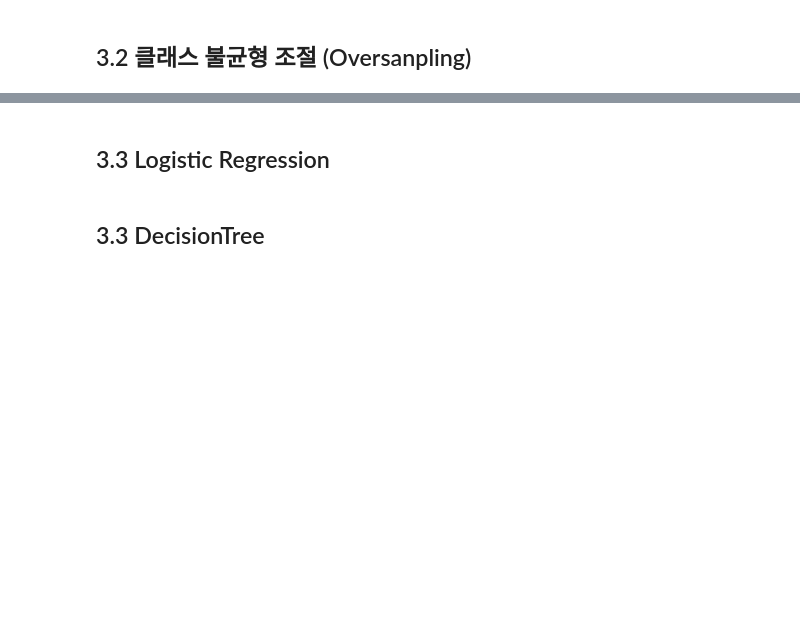
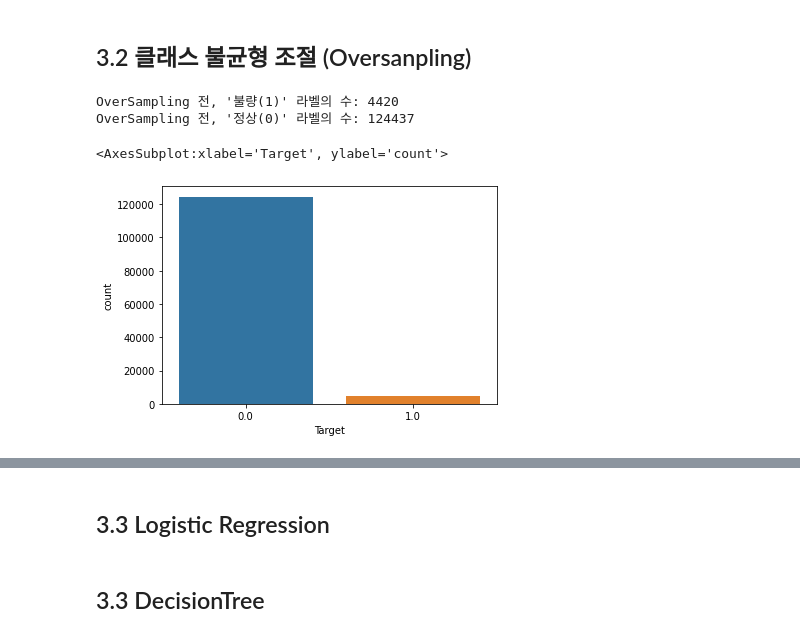
Before and after one commit to seokhee516/Default-Forecasting, a Jupyter notebook: 최종.ipynb, the cells around one changed output, grey strips where cells are left out. Saved outputs shown, nothing was run; the diff lists cells and outputs as text; code cells hidden in the pictures; blank space fills up the shorter version.

```diff
--- a/최종.ipynb
+++ b/최종.ipynb
@@ -212,0 +223,9 @@ print("OverSampling 후, '정상(0)' 라벨의 수: {}".format(sum(y_train_res =
+# %%
+print("OverSampling 전, '불량(1)' 라벨의 수: {}".format(sum(y_train == 1)))
+print("OverSampling 전, '정상(0)' 라벨의 수: {}\n".format(sum(y_train == 0)))
+sns.countplot(x = y_train)
+# %% [output]
+OverSampling 전, '불량(1)' 라벨의 수: 4420
+OverSampling 전, '정상(0)' 라벨의 수: 124437
+<AxesSubplot:xlabel='Target', ylabel='count'>
+[figure, added]
```
Also changed, not shown: parts of 12 cells of this notebook.
